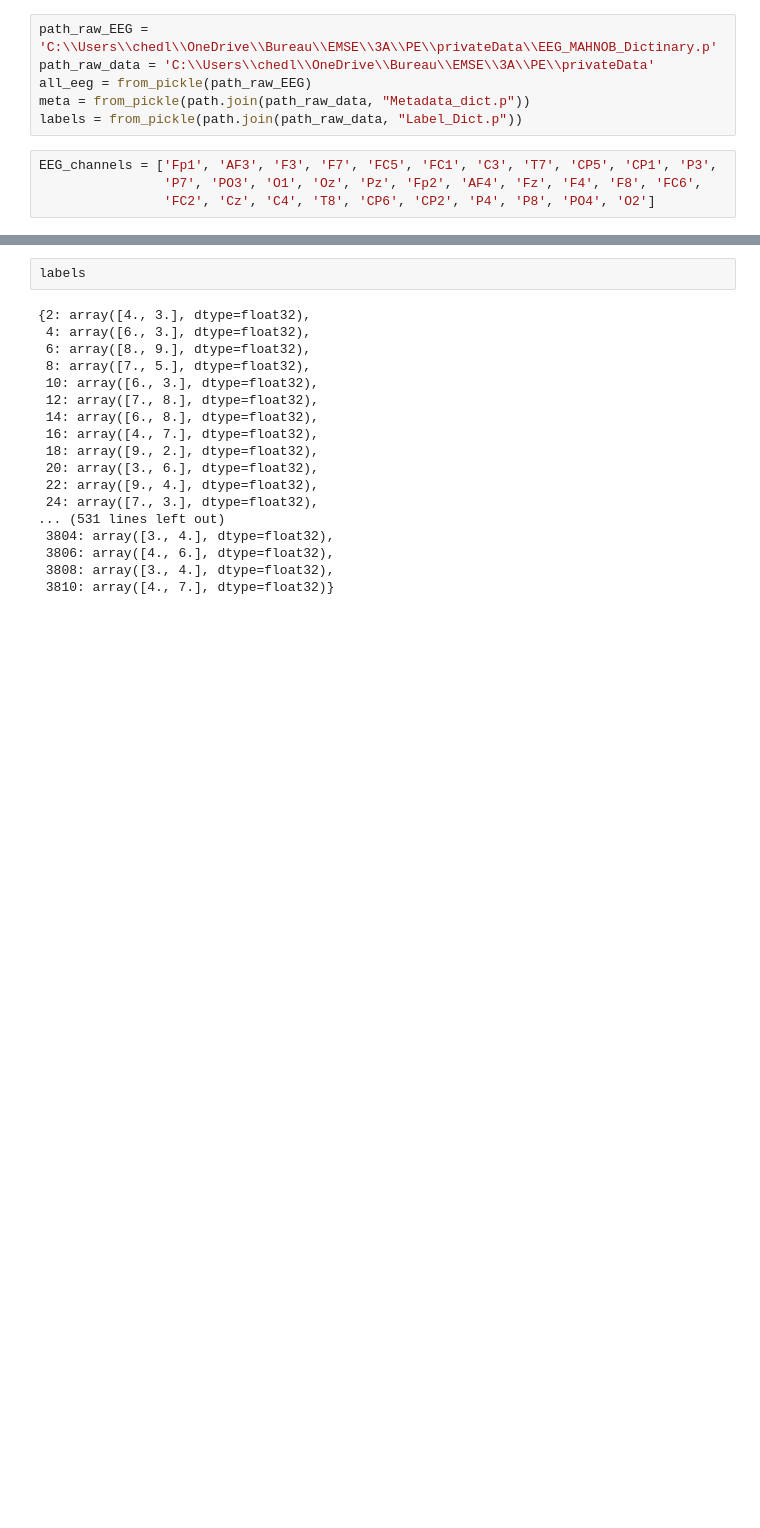
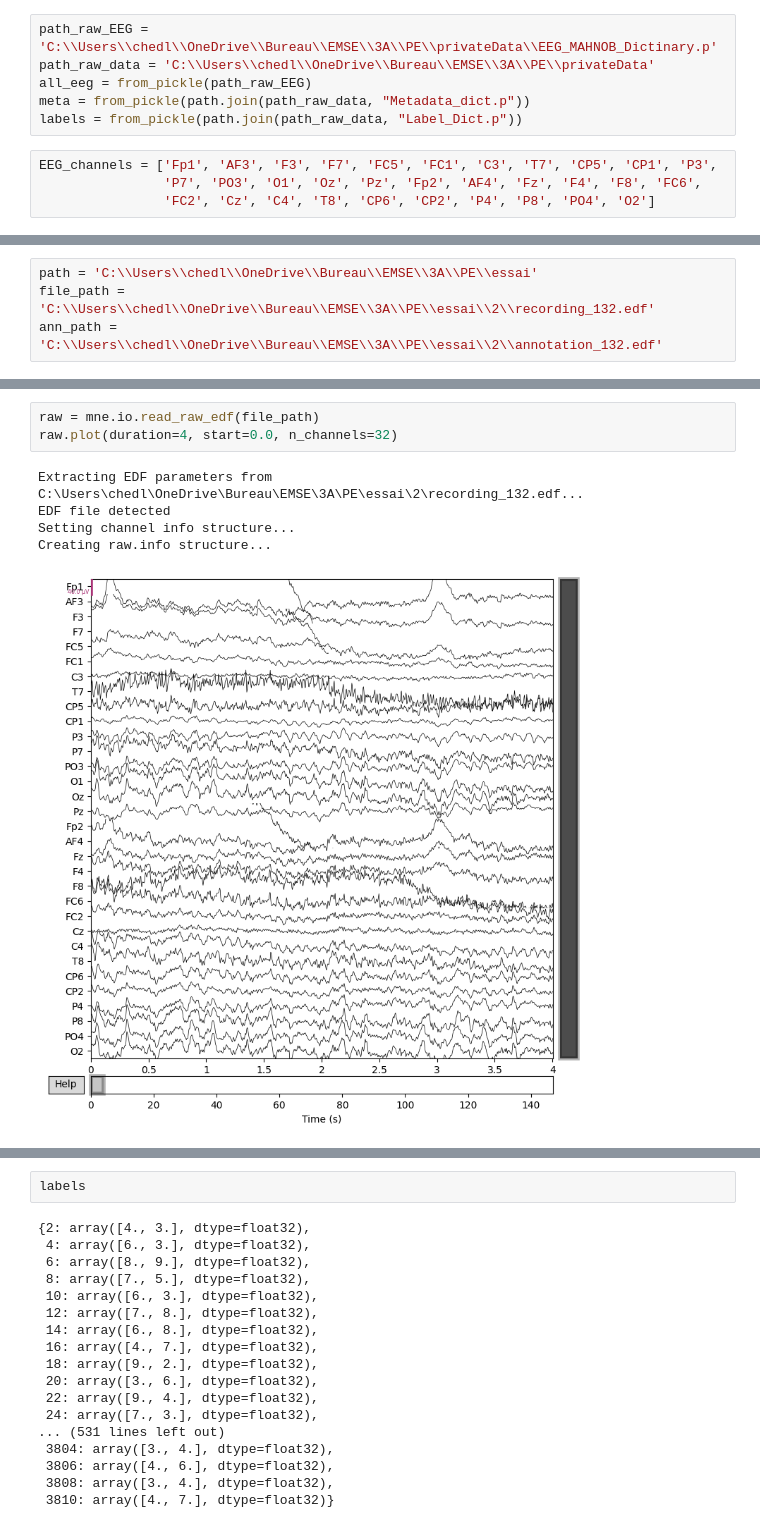
Before and after one commit to Chedly25/PE, a Jupyter notebook: notebook/createFiles.ipynb, the cells around one changed output, grey strips where cells are left out. Drawn from its saved outputs; the diff is of its cells as text; blank space fills up the shorter version.

```diff
--- a/notebook/createFiles.ipynb
+++ b/notebook/createFiles.ipynb
@@ -31,0 +45,4 @@ EEG_channels = ['Fp1', 'AF3', 'F3', 'F7', 'FC5', 'FC1', 'C3', 'T7', 'CP5', 'CP1'
+# %%
+path = 'C:\\Users\\chedl\\OneDrive\\Bureau\\EMSE\\3A\\PE\\essai'
+file_path = 'C:\\Users\\chedl\\OneDrive\\Bureau\\EMSE\\3A\\PE\\essai\\2\\recording_132.edf'
+ann_path = 'C:\\Users\\chedl\\OneDrive\\Bureau\\EMSE\\3A\\PE\\essai\\2\\annotation_132.edf'
@@ -31,0 +101,9 @@ EEG_channels = ['Fp1', 'AF3', 'F3', 'F7', 'FC5', 'FC1', 'C3', 'T7', 'CP5', 'CP1'
+# %%
+raw = mne.io.read_raw_edf(file_path)
+raw.plot(duration=4, start=0.0, n_channels=32)
+# %% [output]
+Extracting EDF parameters from C:\Users\chedl\OneDrive\Bureau\EMSE\3A\PE\essai\2\recording_132.edf...
+EDF file detected
+Setting channel info structure...
+Creating raw.info structure...
+[figure, added]
```
Also changed, not shown: parts of 14 cells of this notebook, 5 other files.
